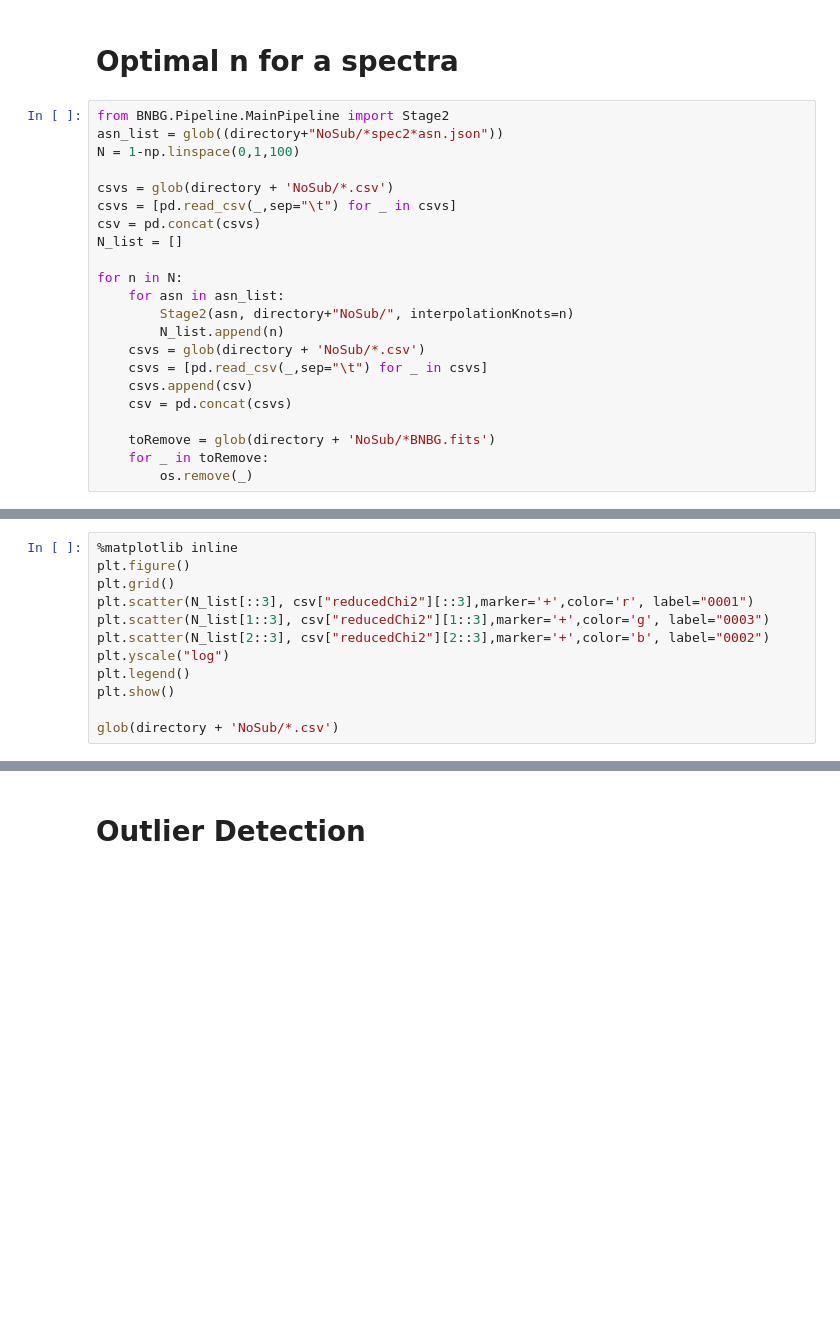
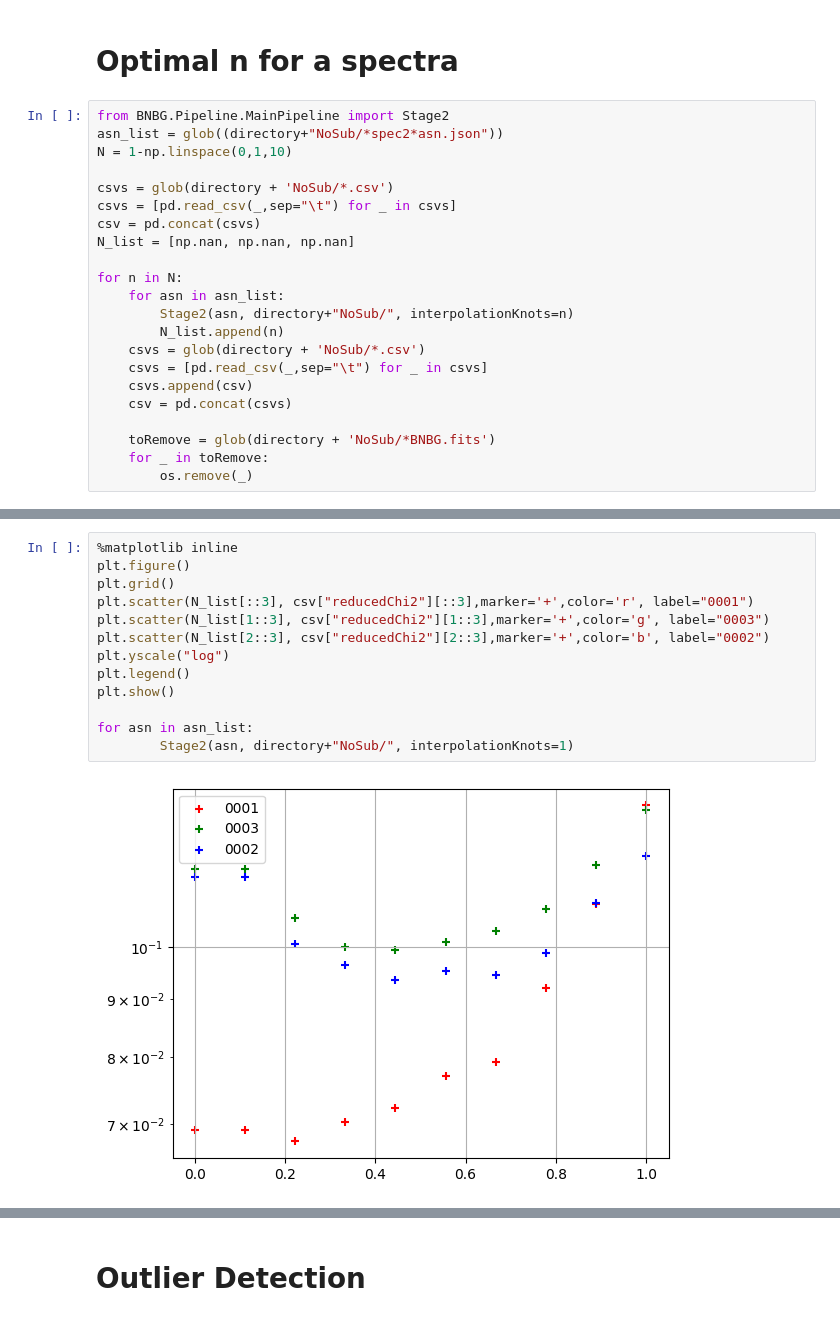
Before and after one commit to TimEpsilon/BetterNIRSpecBackground, a Jupyter notebook: BNBG/Notebooks/ArtifactSearching.ipynb, the cells around one changed output, grey strips where cells are left out. Cells and saved outputs as stored; diff of their text form; blank space fills up the shorter version.

Commit message:
Changed stage 2 to treat every slit as extended. Re-added accidentally deleted line

```diff
--- a/BNBG/Notebooks/ArtifactSearching.ipynb
+++ b/BNBG/Notebooks/ArtifactSearching.ipynb
@@ -450,12 +450,12 @@ for i, key in enumerate(csv.keys()):
 # %%
 from BNBG.Pipeline.MainPipeline import Stage2
 asn_list = glob((directory+"NoSub/*spec2*asn.json"))
-N = 1-np.linspace(0,1,100)
+N = 1-np.linspace(0,1,10)
 
 csvs = glob(directory + 'NoSub/*.csv')
 csvs = [pd.read_csv(_,sep="\t") for _ in csvs]
 csv = pd.concat(csvs)
-N_list = []
+N_list = [np.nan, np.nan, np.nan]
 
 for n in N:
 	for asn in asn_list:
@@ -472,12 +490,15 @@ for n in N:
 # %%
 %matplotlib inline
 plt.figure()
 plt.grid()
 plt.scatter(N_list[::3], csv["reducedChi2"][::3],marker='+',color='r', label="0001")
 plt.scatter(N_list[1::3], csv["reducedChi2"][1::3],marker='+',color='g', label="0003")
 plt.scatter(N_list[2::3], csv["reducedChi2"][2::3],marker='+',color='b', label="0002")
 plt.yscale("log")
 plt.legend()
 plt.show()
 
-glob(directory + 'NoSub/*.csv')
+for asn in asn_list:
+		Stage2(asn, directory+"NoSub/", interpolationKnots=1)
+# %% [output]
+[figure, added]
```
Also changed, not shown: parts of 2 cells of this notebook, 2 other files.
